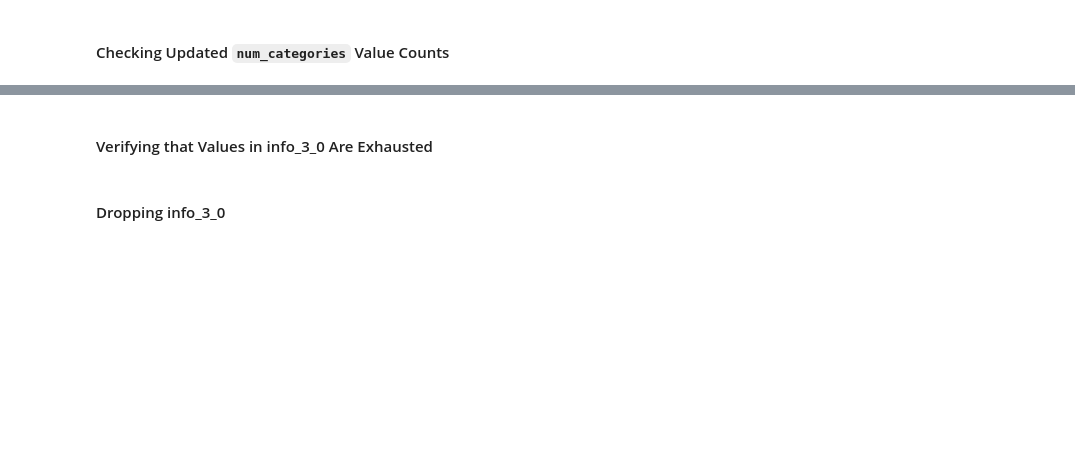
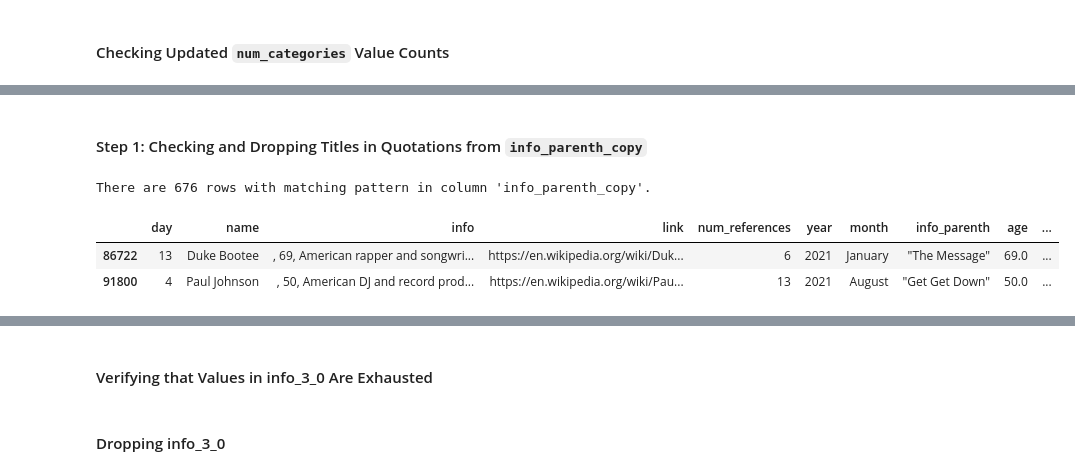
Before and after one commit to teresahanak/wikipedia-life-expectancy, a Jupyter notebook: wp_life_expect_data_clean8_thanak_2022_07_26.ipynb, the cells around one changed output, grey strips where cells are left out. Cells and saved outputs as stored; diff of their text form; code cells hidden in the pictures; blank space fills up the shorter version.

```diff
--- a/wp_life_expect_data_clean8_thanak_2022_07_26.ipynb
+++ b/wp_life_expect_data_clean8_thanak_2022_07_26.ipynb
@@ -143,7 +143,7 @@ df[df["num_categories"] == 0]
 # %%
 # Obtaining values for column and their counts
 roles_list = (
-    df[df["num_categories"] == 0]["info_parenth"]
+    df[df["num_categories"] == 0]["info_parenth_copy"]
     .value_counts(ascending=True)
     .index.tolist()
 )
@@ -278,7 +278,7 @@ known_for_dict = {
 %%time
 
 # Column to check
-column = 'info_parenth'
+column = 'info_parenth_copy'
 
 # Start dataframe
 dataframe = df[(df[column].notna()) & (df['num_categories']==0)]
@@ -573,7 +576,7 @@ df.loc[
 %%time
 
 # Column to search
-column = "info_parenth"
+column = "info_parenth_copy"
 
 # Dataframe to search
 dataframe = df[df[column].notna()]
@@ -603,0 +638,24 @@ Wall time: 27.1 s
+# %%
+# Define a function that takes dataframe, column name, and re pattern as arguments and returns list of indices
+# for which column value matches re pattern
+def rows_with_pattern(dataframe, column, pattern):
+    """
+    Takes input of dataframe, column name, and re pattern
+    and returns list of indices for rows that contain match
+    for pattern anywhere within value for given column.
+
+    dataframe: dataframe
+    column: column name
+    pattern: re pattern
+    """
+    index_list = []
+
+    for i in dataframe.index:
+        item = dataframe.loc[i, column]
+        match = re.search(pattern, item)
+        if match:
+            index_list.append(i)
+    print(
+        f"There are {len(index_list)} rows with matching pattern in column '{column}'."
+    )
+    return index_list
@@ -603,0 +725,22 @@ Wall time: 27.1 s
+# %% [markdown]
+#### Step 1:  Checking and Dropping Titles in Quotations from `info_parenth_copy`
+# %%
+# Column to check
+column = "info_parenth_copy"
+
+# Dataframe to check
+dataframe = df[df[column].notna()]
+
+# Patterns for re
+pattern = f'".*"'
+
+# Finding indices of rows that do and do not have pattern
+rows_to_check = rows_with_pattern(dataframe, column, pattern)
+
+# Checking a sample of rows
+df.loc[rows_to_check, :].sample(2)
+# %% [output]
+There are 676 rows with matching pattern in column 'info_parenth_copy'.
+|  | day | name | info | link | num_references | year | month | info_parenth | age | ... |
+| 86722 | 13 | Duke Bootee | , 69, American rapper and songwri... | https://en.wikipedia.org/wiki/Duk... | 6 | 2021 | January | "The Message" | 69.0 | ... |
+| 91800 | 4 | Paul Johnson | , 50, American DJ and record prod... | https://en.wikipedia.org/wiki/Pau... | 13 | 2021 | August | "Get Get Down" | 50.0 | ... |
```
Also changed, not shown: parts of 43 cells of this notebook, 9 other files.
